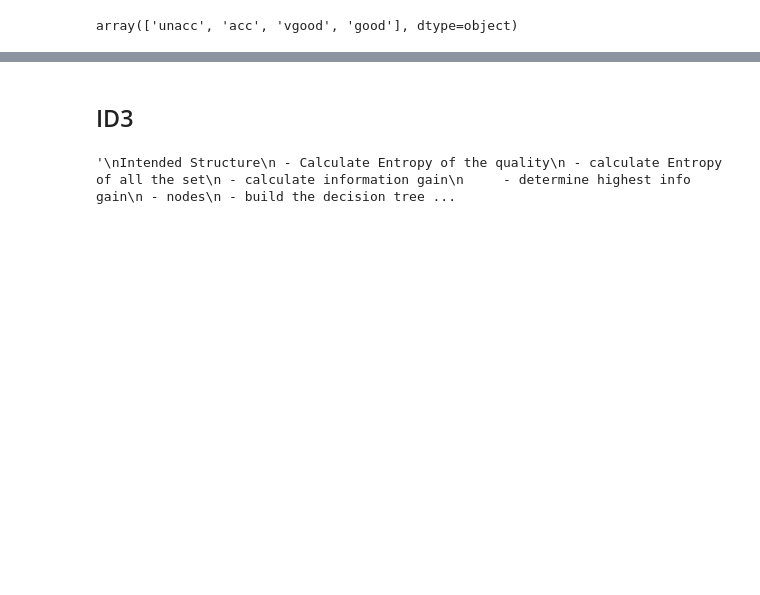
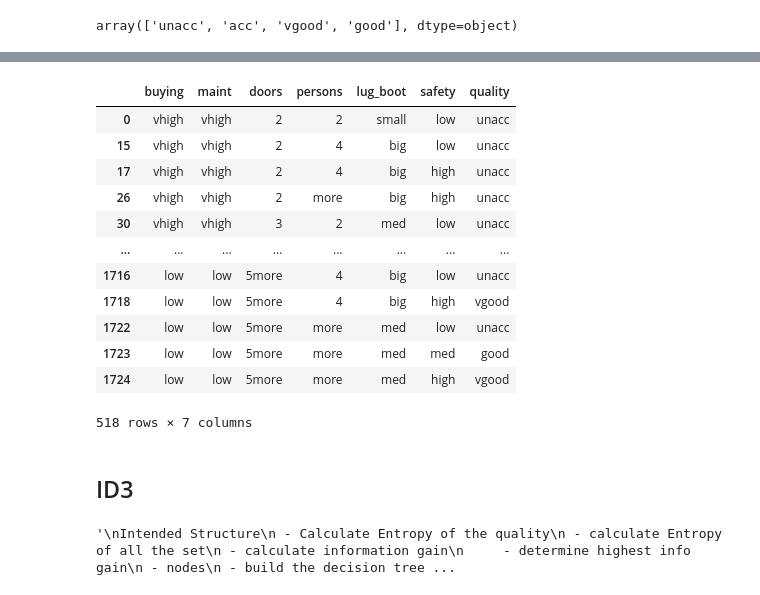
Before and after one commit to AdrianL-Work/MLF-TLS-UTS-2021, a Jupyter notebook: My ID3.ipynb, the cells around one changed output, grey strips where cells are left out. Drawn from its saved outputs; the diff is of its cells as text; code cells hidden in the pictures; blank space fills up the shorter version.

Commit message:
test 1 again

```diff
--- a/My ID3.ipynb
+++ b/My ID3.ipynb
@@ -39,3 +37,19 @@ training_car_data.head()
+# %%
+test_car_data
+# %% [output]
+|  | buying | maint | doors | persons | lug_boot | safety | quality |
+| 0 | vhigh | vhigh | 2 | 2 | small | low | unacc |
+| 15 | vhigh | vhigh | 2 | 4 | big | low | unacc |
+| 17 | vhigh | vhigh | 2 | 4 | big | high | unacc |
+| 26 | vhigh | vhigh | 2 | more | big | high | unacc |
+| 30 | vhigh | vhigh | 3 | 2 | med | low | unacc |
+| ... | ... | ... | ... | ... | ... | ... | ... |
+| 1716 | low | low | 5more | 4 | big | low | unacc |
+| 1718 | low | low | 5more | 4 | big | high | vgood |
+| 1722 | low | low | 5more | more | med | low | unacc |
+| 1723 | low | low | 5more | more | med | med | good |
+| 1724 | low | low | 5more | more | med | high | vgood |
+518 rows × 7 columns
 # %%
 G_CATEGORY = 'quality'
 # %% [markdown]
```
Also changed, not shown: parts of 7 cells of this notebook.
